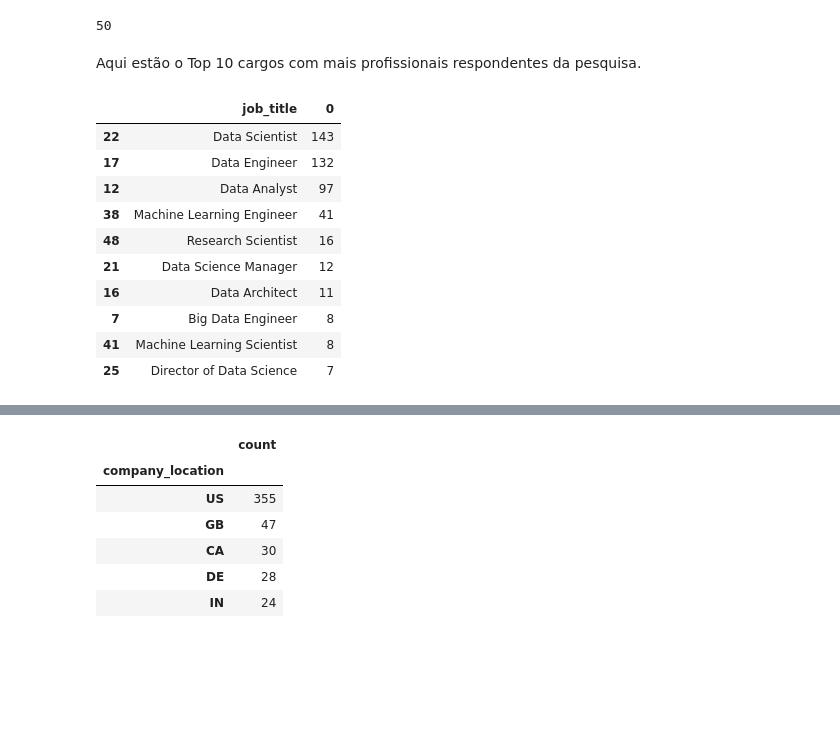
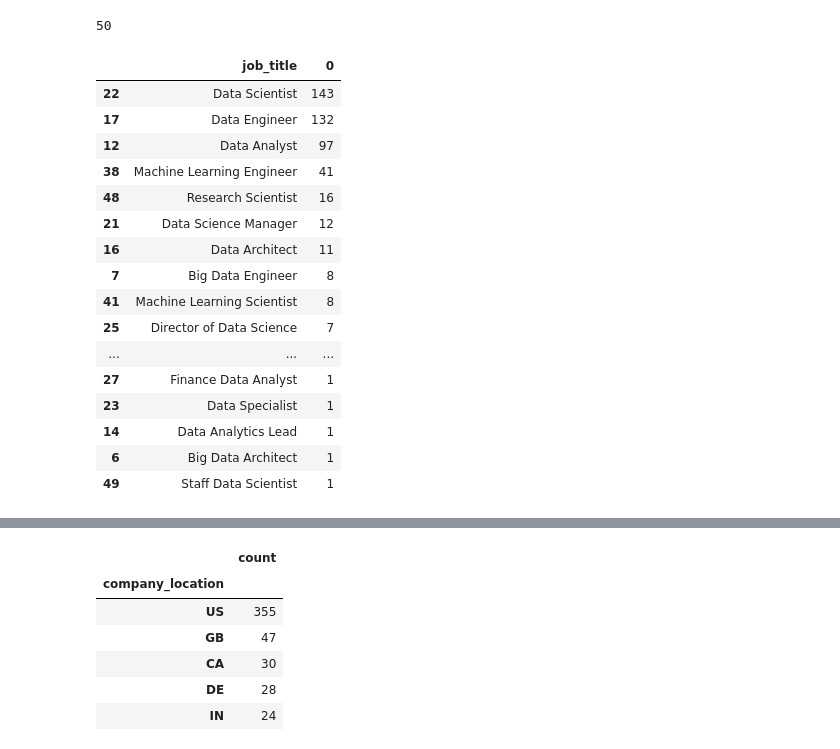
Before and after one commit to wesiley/Data-Scientist-Job-Salaries-EDA, a Jupyter notebook: Data_Science_EDA.ipynb, the cells around one changed output, grey strips where cells are left out. Drawn from its saved outputs; the diff is of its cells as text; code cells hidden in the pictures; blank space fills up the shorter version.

```diff
--- a/Data_Science_EDA.ipynb
+++ b/Data_Science_EDA.ipynb
@@ -91,8 +91,8 @@ import seaborn as sns
 # %% [markdown]
 Importação do Dataset
 # %%
-df = pd.read_csv("./ds_salaries.csv")
-df
+df = pd.read_csv("/content/ds_salaries.csv")
+df.head()
 # %% [output]
 |  | Unnamed: 0 | work_year | experience_level | employment_type | job_title | salary | salary_currency | ... |
 | 0 | 0 | 2020 | MI | FT | Data Scientist | 70000 | EUR | ... |
@@ -196,0 +177,3 @@ df
+# %%
+df.remote_ratio.replace([100,50,0], ['Remote', 'Hybrid' ,'On-site'],inplace = True)
+df.experience_level.replace(['EN','MI','SE', 'EX'], ['Entry', 'Mid', 'Senior', 'Executive'], inplace = True)
@@ -196,0 +184,4 @@ df
+# %%
+df.employment_type.replace(['FT','CT','PT', 'FL'], ['Full-time', 'Contract', 'Part-time', 'Freelance'], inplace = True)
+# %%
+df.company_size.replace(['S','M','L'], ['Small', 'Medium', 'Large'], inplace = True)
@@ -237,20 +278,24 @@ Quantos cargos diferentes temos na base toda?
 df['job_title'].nunique()
 # %% [output]
 50
-# %% [markdown]
-Aqui estão o Top 10 cargos com mais profissionais respondentes da pesquisa.
 # %%
 jobs = df.groupby('job_title').size().reset_index().sort_values(by=0,ascending = False)
-jobs.head(10)
+jobs
 # %% [output]
 |  | job_title | 0 |
 | 22 | Data Scientist | 143 |
 | 17 | Data Engineer | 132 |
 | 12 | Data Analyst | 97 |
 | 38 | Machine Learning Engineer | 41 |
 | 48 | Research Scientist | 16 |
 | 21 | Data Science Manager | 12 |
 | 16 | Data Architect | 11 |
 | 7 | Big Data Engineer | 8 |
 | 41 | Machine Learning Scientist | 8 |
 | 25 | Director of Data Science | 7 |
+| ... | ... | ... |
+| 27 | Finance Data Analyst | 1 |
+| 23 | Data Specialist | 1 |
+| 14 | Data Analytics Lead | 1 |
+| 6 | Big Data Architect | 1 |
+| 49 | Staff Data Scientist | 1 |
```
Also changed, not shown: parts of 58 cells of this notebook.
